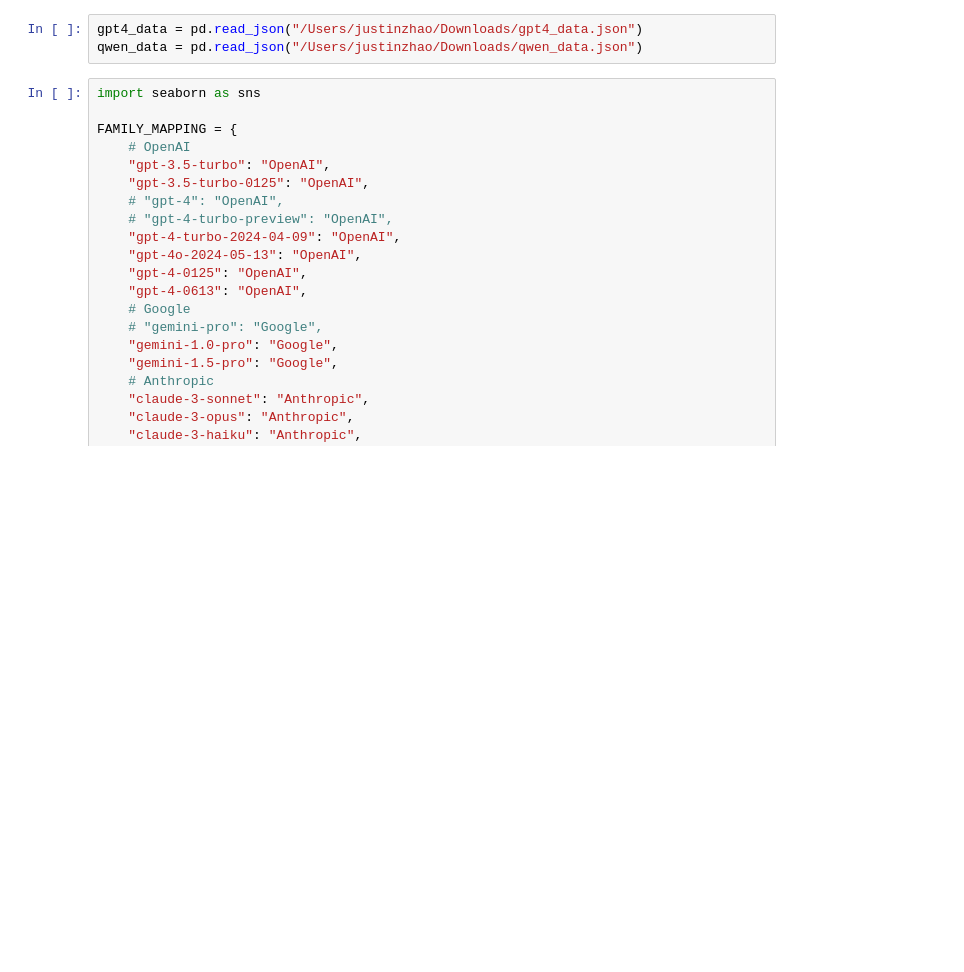
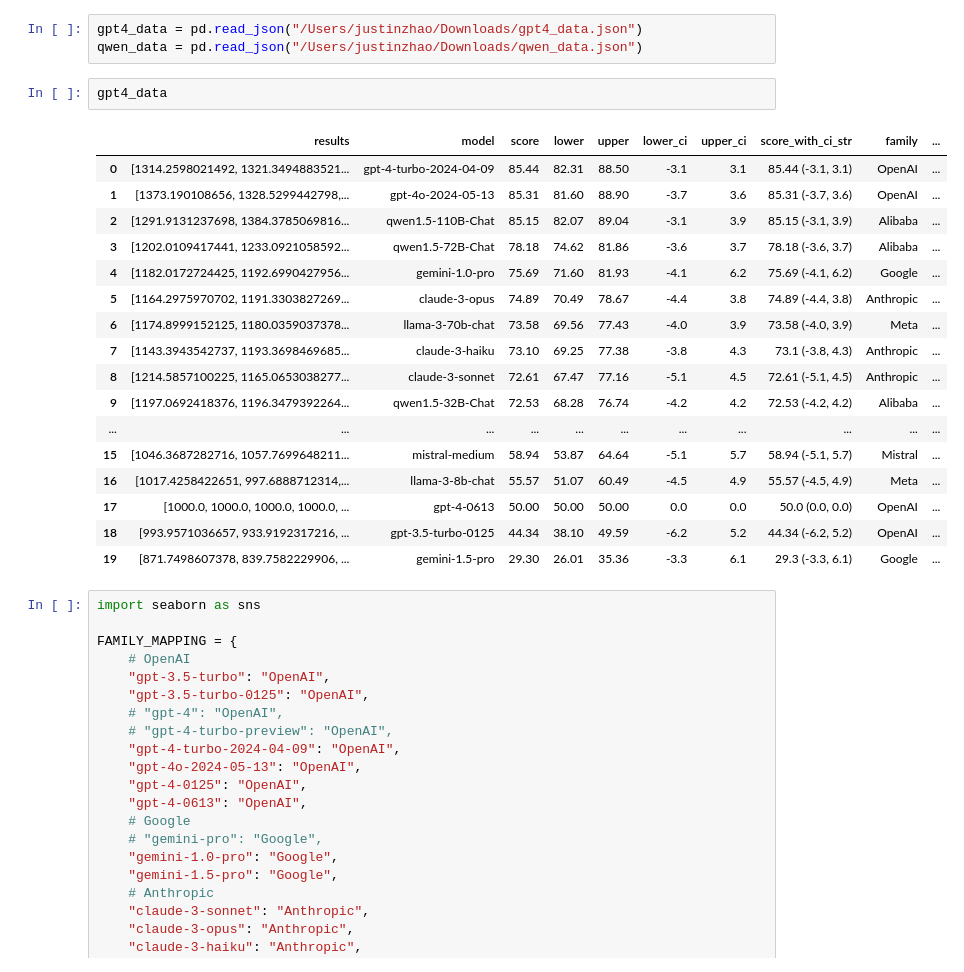
Before and after one commit to llm-council/llm-council, a Jupyter notebook: analysis/self_grading_ablation.ipynb, the cells around one changed output. Drawn from its saved outputs; the diff is of its cells as text; blank space fills up the shorter version.

```diff
--- a/analysis/self_grading_ablation.ipynb
+++ b/analysis/self_grading_ablation.ipynb
@@ -3,6 +3,26 @@ import pandas as pd
 # %%
 gpt4_data = pd.read_json("/Users/justinzhao/Downloads/gpt4_data.json")
 qwen_data = pd.read_json("/Users/justinzhao/Downloads/qwen_data.json")
+# %%
+gpt4_data
+# %% [output]
+|  | results | model | score | lower | upper | lower_ci | upper_ci | score_with_ci_str | family | ... |
+| 0 | [1314.2598021492, 1321.3494883521... | gpt-4-turbo-2024-04-09 | 85.44 | 82.31 | 88.50 | -3.1 | 3.1 | 85.44 (-3.1, 3.1) | OpenAI | ... |
+| 1 | [1373.190108656, 1328.5299442798,... | gpt-4o-2024-05-13 | 85.31 | 81.60 | 88.90 | -3.7 | 3.6 | 85.31 (-3.7, 3.6) | OpenAI | ... |
+| 2 | [1291.9131237698, 1384.3785069816... | qwen1.5-110B-Chat | 85.15 | 82.07 | 89.04 | -3.1 | 3.9 | 85.15 (-3.1, 3.9) | Alibaba | ... |
+| 3 | [1202.0109417441, 1233.0921058592... | qwen1.5-72B-Chat | 78.18 | 74.62 | 81.86 | -3.6 | 3.7 | 78.18 (-3.6, 3.7) | Alibaba | ... |
+| 4 | [1182.0172724425, 1192.6990427956... | gemini-1.0-pro | 75.69 | 71.60 | 81.93 | -4.1 | 6.2 | 75.69 (-4.1, 6.2) | Google | ... |
+| 5 | [1164.2975970702, 1191.3303827269... | claude-3-opus | 74.89 | 70.49 | 78.67 | -4.4 | 3.8 | 74.89 (-4.4, 3.8) | Anthropic | ... |
+| 6 | [1174.8999152125, 1180.0359037378... | llama-3-70b-chat | 73.58 | 69.56 | 77.43 | -4.0 | 3.9 | 73.58 (-4.0, 3.9) | Meta | ... |
+| 7 | [1143.3943542737, 1193.3698469685... | claude-3-haiku | 73.10 | 69.25 | 77.38 | -3.8 | 4.3 | 73.1 (-3.8, 4.3) | Anthropic | ... |
+| 8 | [1214.5857100225, 1165.0653038277... | claude-3-sonnet | 72.61 | 67.47 | 77.16 | -5.1 | 4.5 | 72.61 (-5.1, 4.5) | Anthropic | ... |
+| 9 | [1197.0692418376, 1196.3479392264... | qwen1.5-32B-Chat | 72.53 | 68.28 | 76.74 | -4.2 | 4.2 | 72.53 (-4.2, 4.2) | Alibaba | ... |
+| ... | ... | ... | ... | ... | ... | ... | ... | ... | ... | ... |
+| 15 | [1046.3687282716, 1057.7699648211... | mistral-medium | 58.94 | 53.87 | 64.64 | -5.1 | 5.7 | 58.94 (-5.1, 5.7) | Mistral | ... |
+| 16 | [1017.4258422651, 997.6888712314,... | llama-3-8b-chat | 55.57 | 51.07 | 60.49 | -4.5 | 4.9 | 55.57 (-4.5, 4.9) | Meta | ... |
+| 17 | [1000.0, 1000.0, 1000.0, 1000.0, ... | gpt-4-0613 | 50.00 | 50.00 | 50.00 | 0.0 | 0.0 | 50.0 (0.0, 0.0) | OpenAI | ... |
+| 18 | [993.9571036657, 933.9192317216, ... | gpt-3.5-turbo-0125 | 44.34 | 38.10 | 49.59 | -6.2 | 5.2 | 44.34 (-6.2, 5.2) | OpenAI | ... |
+| 19 | [871.7498607378, 839.7582229906, ... | gemini-1.5-pro | 29.30 | 26.01 | 35.36 | -3.3 | 6.1 | 29.3 (-3.3, 6.1) | Google | ... |
 # %%
 import seaborn as sns
 
```
Also changed, not shown: 33 other files.
